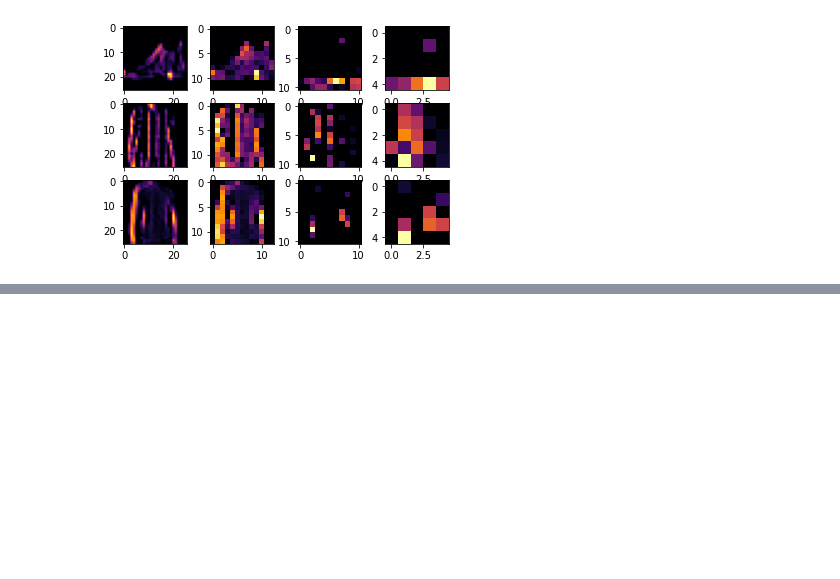
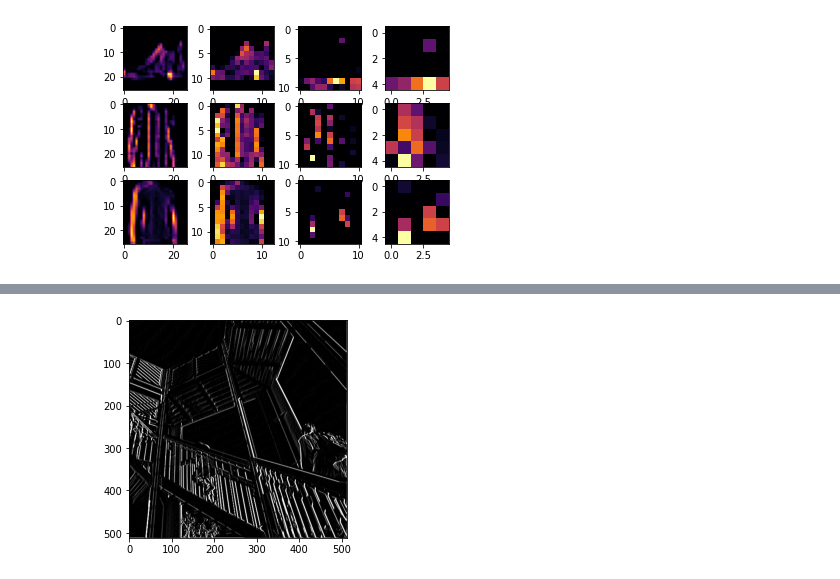
Before and after one commit to Void-Brain70/Coursera_TF_AI_ML_DL, a Jupyter notebook: Coursera_3.ipynb, the cells around one changed output, grey strips where cells are left out. Cells and saved outputs as stored; diff of their text form; code cells hidden in the pictures; blank space fills up the shorter version.

```diff
--- a/Coursera_3.ipynb
+++ b/Coursera_3.ipynb
@@ -107,0 +126,46 @@ for x in range(0,4):
+# %%
+# Now we can create a filter as a 3x3 array.
+# This filter detects edges nicely
+# It creates a convolution that only passes through sharp edges and straight
+# lines.
+
+#Experiment with different values for fun effects.
+#filter = [ [0, 1, 0], [1, -4, 1], [0, 1, 0]]
+
+# A couple more filters to try for fun!
+filter = [ [-1, -2, -1], [0, 0, 0], [1, 2, 1]]
+#filter = [ [-1, 0, 1], [-2, 0, 2], [-1, 0, 1]]
+
+# If all the digits in the filter don't add up to 0 or 1, you
+# should probably do a weight to get it to do so
+# so, for example, if your weights are 1,1,1 1,2,1 1,1,1
+# They add up to 10, so you would set a weight of .1 if you want to normalize them
+weight  = 1
+# %%
+for x in range(1,size_x-1):
+  for y in range(1,size_y-1):
+      convolution = 0.0
+      convolution = convolution + (i[x - 1, y-1] * filter[0][0])
+      convolution = convolution + (i[x, y-1] * filter[0][1])
+      convolution = convolution + (i[x + 1, y-1] * filter[0][2])
+      convolution = convolution + (i[x-1, y] * filter[1][0])
+      convolution = convolution + (i[x, y] * filter[1][1])
+      convolution = convolution + (i[x+1, y] * filter[1][2])
+      convolution = convolution + (i[x-1, y+1] * filter[2][0])
+      convolution = convolution + (i[x, y+1] * filter[2][1])
+      convolution = convolution + (i[x+1, y+1] * filter[2][2])
+      convolution = convolution * weight
+      if(convolution<0):
+        convolution=0
+      if(convolution>255):
+        convolution=255
+      i_transformed[x, y] = convolution
+# %%
+# Plot the image. Note the size of the axes -- they are 512 by 512
+plt.gray()
+plt.grid(False)
+plt.imshow(i_transformed)
+#plt.axis('off')
+plt.show()
+# %% [output]
+[figure, added]
```
Also changed, not shown: parts of 4 cells of this notebook.
